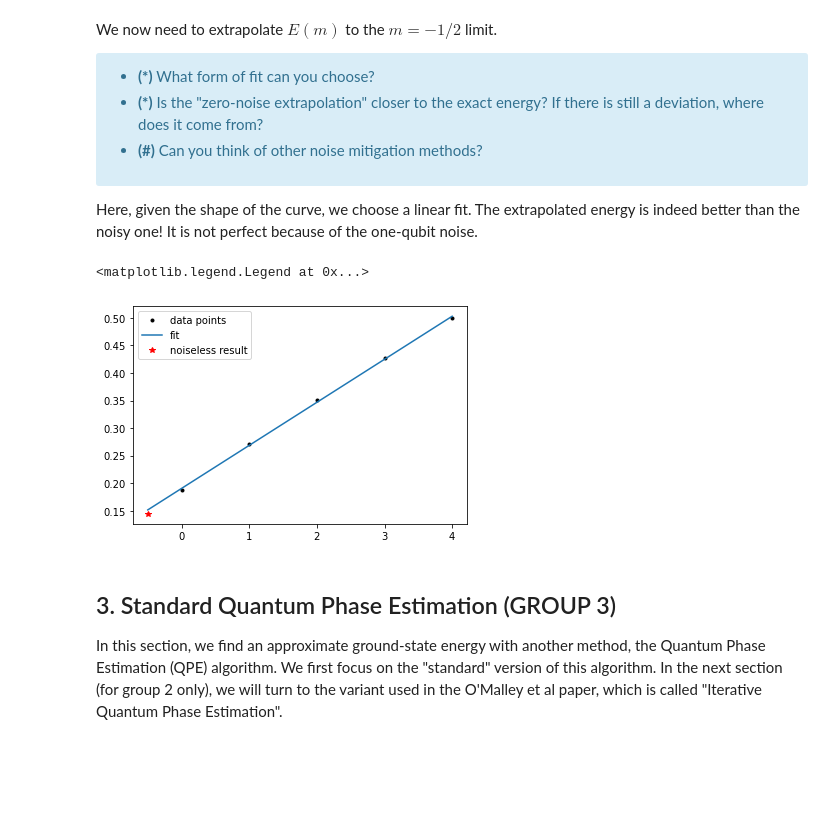
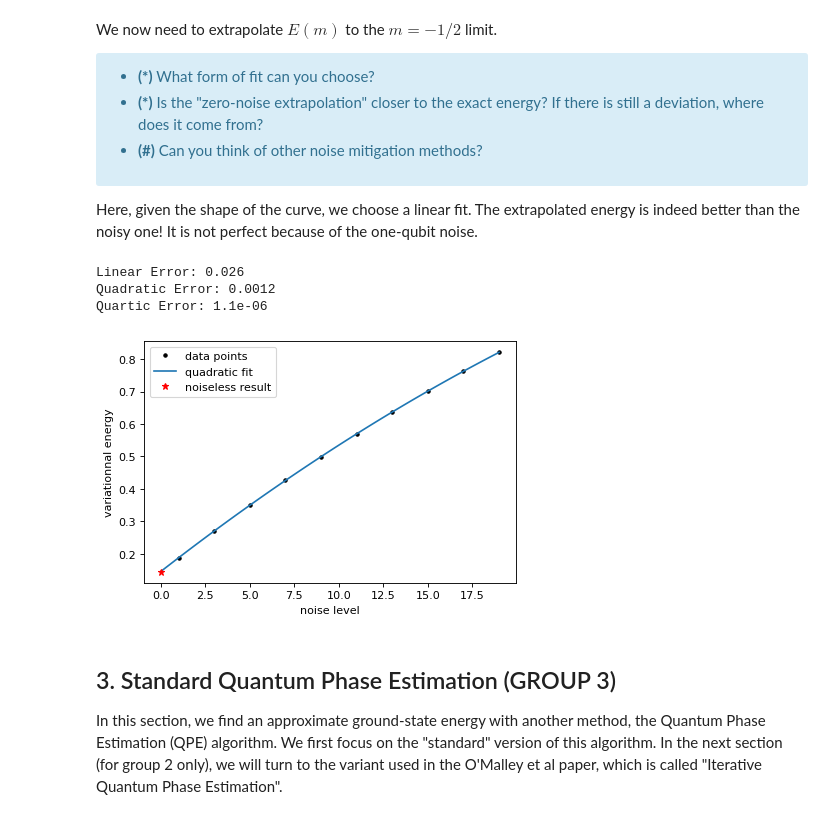
Before and after one commit to Adrien-Kahn/PHY580, a Jupyter notebook: dihydrogen-project.ipynb, the cells around one changed output. Drawn from its saved outputs; the diff is of its cells as text; code cells hidden in the pictures; blank space fills up the shorter version.

```diff
--- a/dihydrogen-project.ipynb
+++ b/dihydrogen-project.ipynb
@@ -483,7 +495,7 @@ plt.plot(l_d, l_diff - l_diff[-1])
 
 We assume that `prob_2qb` $= 2 \times$ `prob_1qb`.
 # %%
-noiselist = [0.05, 0.01, 0.005, 0.001]
+noiselist = [0.005, 0.001, 0.0005, 0.0001]
 
 l_l_VQE_GS_noisy = [[] for _ in noiselist]
 
@@ -565,17 +581,17 @@ The cell below implements this idea.
 # %%
 # perform variational computation with insertion of an increasing number of pairs of CNOTs
 
-l_m = list(range(5))
+l_m = list(range(10))
 l_res = []
 
 plugin = ScipyMinimizePlugin(method='Nelder-Mead')
-depol = DepolarizingPluginVec(prob_1qb=0, prob_2qb=0.01)
+depol = DepolarizingPluginVec(prob_1qb=0.0, prob_2qb=0.01)
 qpu = PyLinalg()
 noisy_qpu = depol | qpu
 smart_noisy_qpu = plugin | noisy_qpu
 smart_qpu = plugin | qpu
 
-for m in lm:
+for m in l_m:
 
     # The circuit with 2m CNOT after each CNOT
     prog = Program()
@@ -630,24 +646,50 @@ We now need to extrapolate $E(m)$ to the $m=-1/2$ limit.
 Here, given the shape of the curve, we choose a linear fit. The extrapolated energy is indeed better than the noisy one! It is not perfect because of the one-qubit noise.
 # %%
 from scipy.optimize import curve_fit
+
+fig, ax = plt.subplots()
 
 def linear(x, a, b):
     return a*x + b
 
-opti_res = curve_fit(linear, l_m, l_res)
-a = opti_res[0][0]
-b = opti_res[0][1]
+def quadratic(x, a, b, c):
+    return a*x**2 + b*x + c
 
-llm = np.linspace(-1/2, l_m[-1])
-lfit = linear(llm, a, b)
+def quartic(x, a, b, c, d, e):
+    return a*x**4 + b*x**3 + c*x**2 + d*x + e
 
-plt.plot(l_m, l_res, 'k.', label = 'data points')
-plt.plot(llm, lfit, label = 'fit')
-plt.plot(-1/2, [noiseless_res], 'r*', label = 'noiseless result')
-plt.legend()
+l_r = 2 * np.array(l_m) + 1
+linear_fit = curve_fit(linear, l_r, l_res)
+quadratic_fit = curve_fit(quadratic, l_r, l_res)
+quartic_fit = curve_fit(quartic, l_r, l_res)
+
+llm = np.linspace(0, l_r[-1])
+lin_fit = linear(llm, linear_fit[0][0], linear_fit[0][1])
+quad_fit = quadratic(llm, quadratic_fit[0][0], quadratic_fit[0][1], quadratic_fit[0][2])
+quar_fit = quartic(llm, quartic_fit[0][0], quartic_fit[0][1], quartic_fit[0][2], quartic_fit[0][3], quartic_fit[0][4])
+
+ax.plot(l_r, l_res, 'k.', label = 'data points')
+#ax.plot(llm, lin_fit, label = 'linear fit')
+ax.plot(llm, quad_fit, label = 'quadratic fit')
+#ax.plot(llm, quar_fit, label = 'quartic fit')
+ax.plot(0, [noiseless_res], 'r*', label = 'noiseless result')
+ax.set_xlabel("noise level")
+ax.set_ylabel("variationnal energy")
+ax.legend()
+
+#ax.set_xlim(-0.1, 0.1)
+#ax.set_ylim(0.14, 0.16)
+
+fig.set_dpi(80)
+
+print("Linear Error: {:.2}".format(abs(noiseless_res - lin_fit[0])))
+print("Quadratic Error: {:.2}".format(abs(noiseless_res - quad_fit[0])))
+print("Quartic Error: {:.2}".format(abs(noiseless_res - quar_fit[0])))
 # %% [output]
-<matplotlib.legend.Legend at 0x...>
+Linear Error: 0.026
+Quadratic Error: 0.0012
+Quartic Error: 1.1e-06
-[figure, old version]
+[figure, new version]
 # %% [markdown]
 <a id='sec:qpe'></a>
 ## 3. Standard Quantum Phase Estimation (GROUP 3)
```
Also changed, not shown: parts of 11 cells of this notebook.
